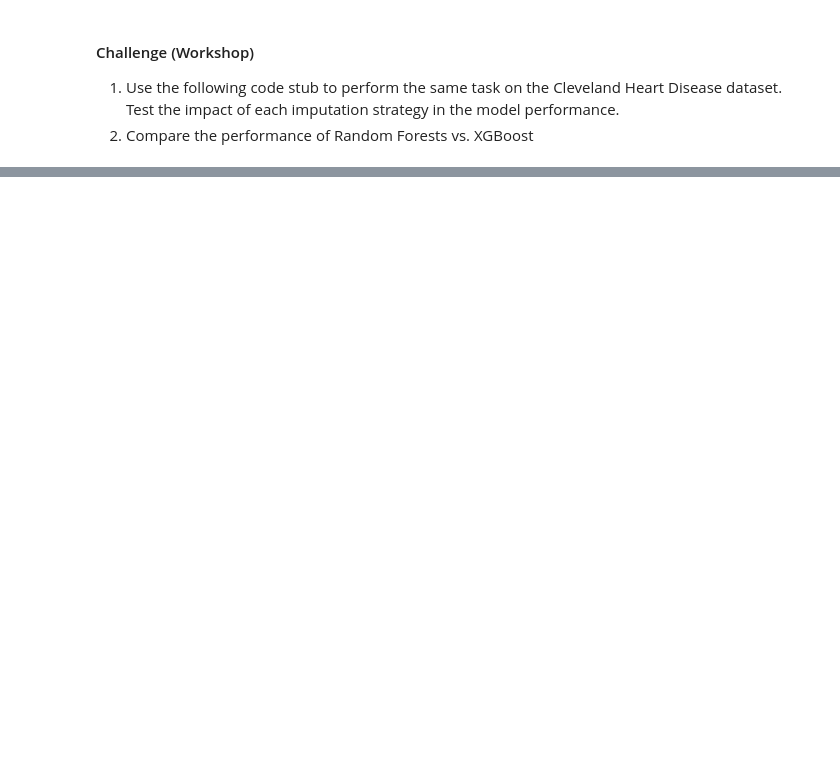
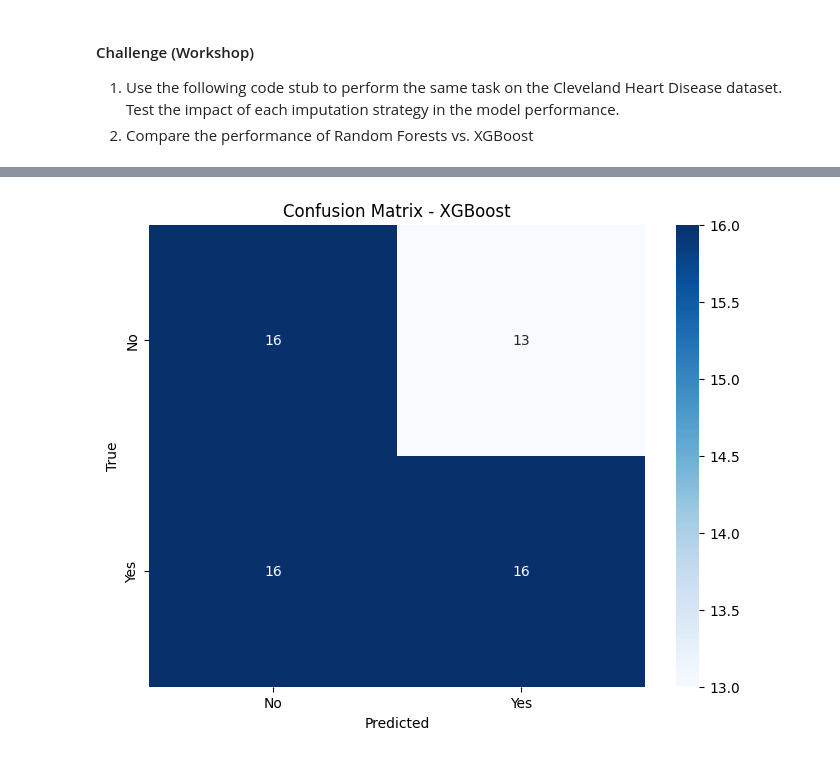
Before and after one commit to AGGE82/Taller-3-ML1, a Jupyter notebook: data_prep.ipynb, the cells around one changed output, grey strips where cells are left out. Saved outputs shown, nothing was run; the diff lists cells and outputs as text; code cells hidden in the pictures; blank space fills up the shorter version.

```diff
--- a/data_prep.ipynb
+++ b/data_prep.ipynb
@@ -202,0 +493,16 @@ df = pd.read_csv(url, names=columns, na_values='?')
+# %%
+ # Predict class labels
+y_pred = model.predict(X_test)
+
+# Predict class probabilities
+y_prob = model.predict_proba(X_test)
+
+
+print("\n Accuracy:", accuracy_score(y_test, y_pred))
+print("\n Classification Report:\n",
+      classification_report(y_test, y_pred, target_names=['No', 'Yes']))
+
+print("\n Predicted class labels:", y_pred[:5])
+print(" Actual class labels   :", y_test[:5])
+
+print("\n Predicted probabilities for first 5 samples:\n", y_prob[:5])
@@ -202,0 +533,12 @@ df = pd.read_csv(url, names=columns, na_values='?')
+# %%
+plt.figure(figsize=(8, 6))
+cm_xgb = confusion_matrix(y_test, y_pred)
+sns.heatmap(cm_xgb, annot=True, fmt='d', cmap='Blues',
+            xticklabels=['No', 'Yes'],
+            yticklabels=['No', 'Yes'])
+plt.title('Confusion Matrix - XGBoost')
+plt.xlabel('Predicted')
+plt.ylabel('True')
+plt.show()
+# %% [output]
+[figure, added]
```
Also changed, not shown: parts of 14 cells of this notebook.
